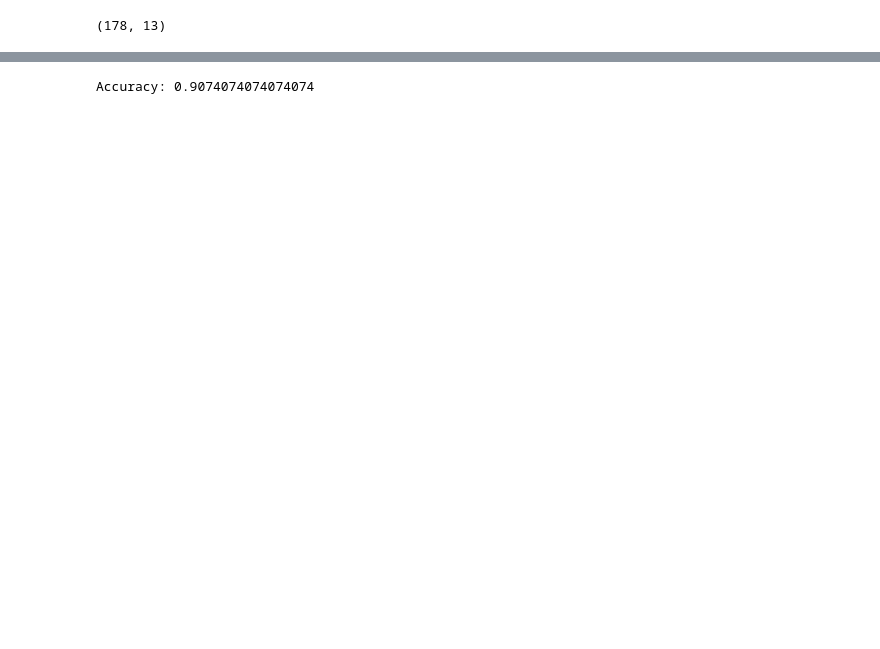
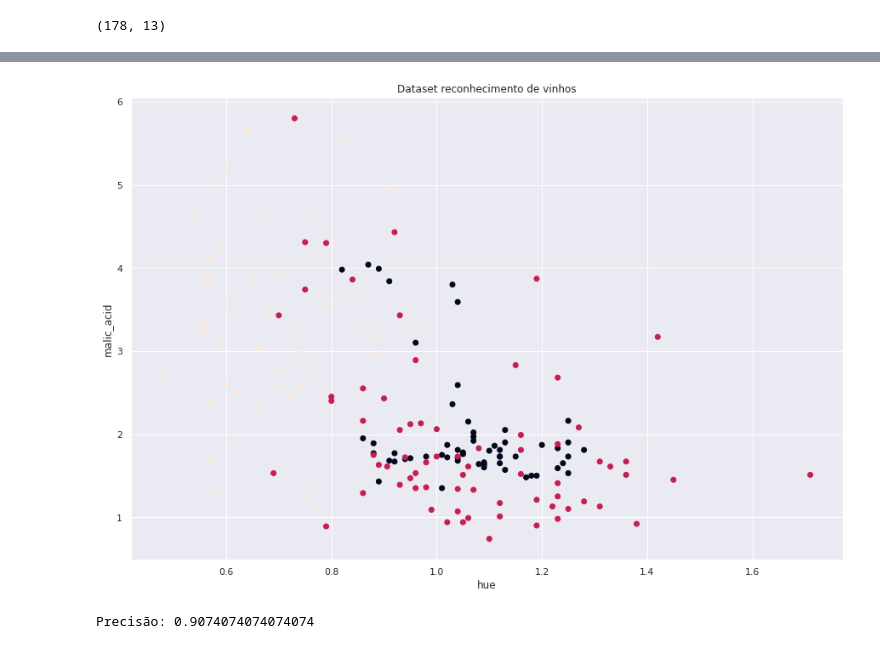
Before and after one commit to TheJulius/NaiveBayes, a Jupyter notebook: NaiveBayesMultipleLabels.ipynb, the cells around one changed output, grey strips where cells are left out. Cells and saved outputs as stored; diff of their text form; code cells hidden in the pictures; blank space fills up the shorter version.

```diff
--- a/NaiveBayesMultipleLabels.ipynb
+++ b/NaiveBayesMultipleLabels.ipynb
@@ -21 +63,17 @@ wine.data.shape
+# %%
+# Extrair as informações
+data = pd.DataFrame(wine['data'], columns=wine['feature_names'])
+# Extrair a coluna alvo
+target = pd.DataFrame(wine['target'], columns=['cultivator'])
+# Combinar no dataset
+df = pd.concat([target, data], axis='columns')
+
+# Plot
+plt.scatter(df['hue'], df['malic_acid'], c=df['cultivator'])
+plt.title('Dataset reconhecimento de vinhos')
+plt.xlabel('hue')
+plt.ylabel('malic_acid')
+plt.show()
+# %% [output]
+[figure, added]
 # %%
@@ -39,8 +81,0 @@ y_pred = gnb.predict(X_test)
-# %%
-#Import scikit-learn metrics module for accuracy calculation
-from sklearn import metrics
-
-# Model Accuracy, how often is the classifier correct?
-print("Accuracy:",metrics.accuracy_score(y_test, y_pred))
-# %% [output]
-Accuracy: 0.9074074074074074
@@ -46,0 +91,5 @@ Accuracy: 0.9074074074074074
+# %%
+# Precisão do modelo, com que frequência o classificador está correto?
+print("Precisão:",metrics.accuracy_score(y_test, y_pred))
+# %% [output]
+Precisão: 0.9074074074074074
```
Also changed, not shown: parts of 10 cells of this notebook.
